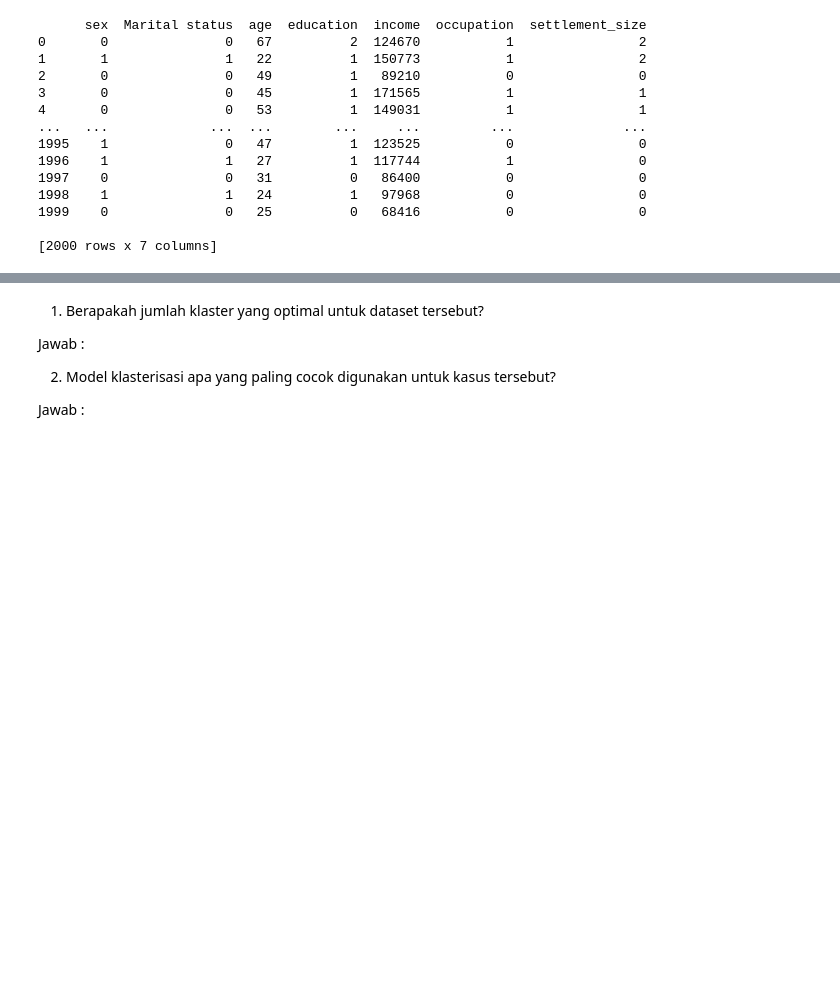
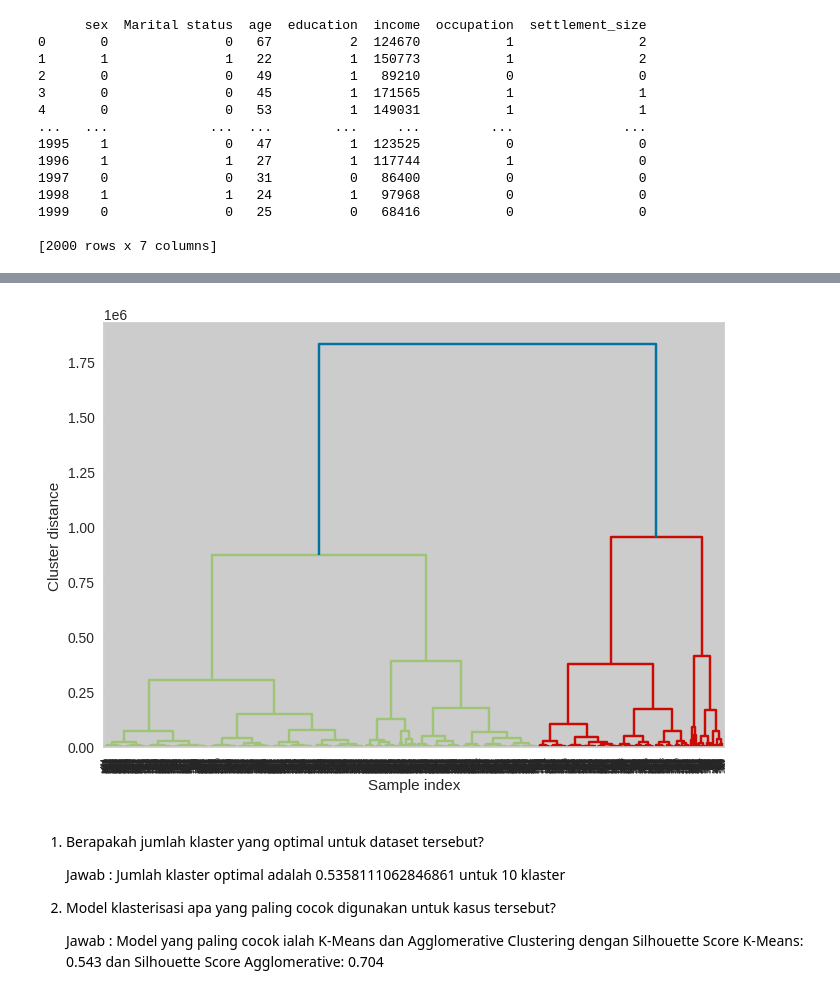
Before and after one commit to alexisngaing/ml-dl-python, a Jupyter notebook: Tugas/tugas-modul-7/TGS5_11407.ipynb, the cells around one changed output, grey strips where cells are left out. Cells and saved outputs as stored; diff of their text form; code cells hidden in the pictures; blank space fills up the shorter version.

```diff
--- a/Tugas/tugas-modul-7/TGS5_11407.ipynb
+++ b/Tugas/tugas-modul-7/TGS5_11407.ipynb
@@ -157,9 +164,20 @@ print("Silhouette Score Agglomerative: %0.3f" % silhouette_score(X_all, AGG_clus
 Silhouette Score Agglomerative: 0.704
+# %%
+from scipy.cluster.hierarchy import dendrogram, linkage
+
+linkage_array = linkage(X_all,method='ward')
+dendrogram(linkage_array)
+
+plt.xlabel("Sample index")
+plt.ylabel("Cluster distance")
+plt.show()
+# %% [output]
+[figure, added]
 # %% [markdown]
 1. Berapakah jumlah klaster yang optimal untuk dataset tersebut?
 
-Jawab :
+    Jawab : Jumlah klaster optimal adalah 0.5358111062846861 untuk 10 klaster
 
 2. Model klasterisasi apa yang paling cocok digunakan untuk kasus tersebut?
 
-Jawab :
+    Jawab : Model yang paling cocok ialah K-Means dan Agglomerative Clustering dengan Silhouette Score K-Means: 0.543 dan Silhouette Score Agglomerative: 0.704
```
Also changed, not shown: parts of 7 cells of this notebook, 2 other files.
